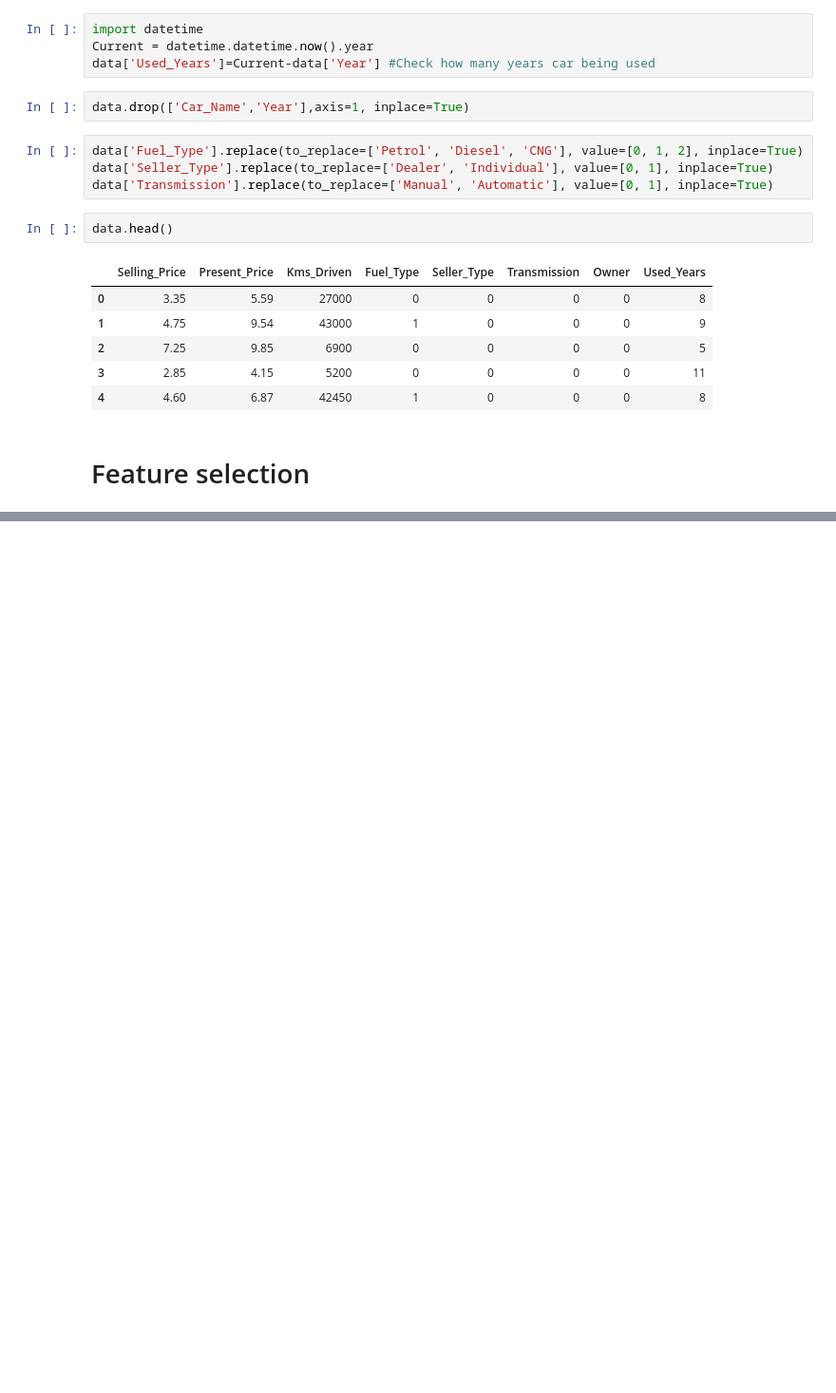
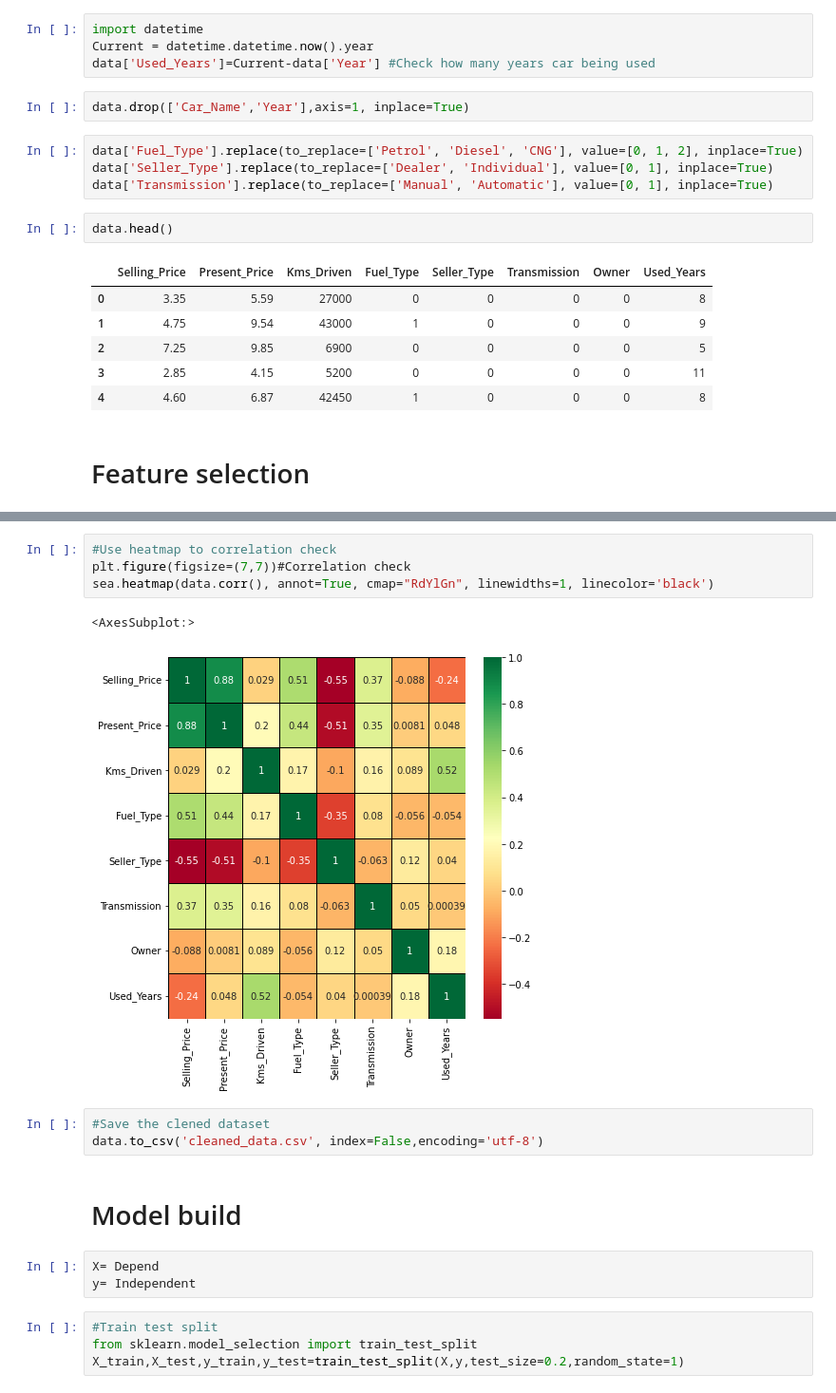
Before and after one commit to IT18122138/ML_Assignment2_IT18122138_IT19022116_IT19173696_IT19114422, a Jupyter notebook: Assessment02 .ipynb, the cells around one changed output, grey strips where cells are left out. Shown at 95% size. Saved outputs shown, nothing was run; the diff lists cells and outputs as text; blank space fills up the shorter version.

```diff
--- a/Assessment02 .ipynb
+++ b/Assessment02 .ipynb
@@ -138,0 +155,19 @@ data.head()
+# %%
+#Use heatmap to correlation check
+plt.figure(figsize=(7,7))#Correlation check
+sea.heatmap(data.corr(), annot=True, cmap="RdYlGn", linewidths=1, linecolor='black')
+# %% [output]
+<AxesSubplot:>
+[figure, added]
+# %%
+#Save the clened dataset
+data.to_csv('cleaned_data.csv', index=False,encoding='utf-8')
+# %% [markdown]
+# Model build
+# %%
+X= Depend
+y= Independent
+# %%
+#Train test split
+from sklearn.model_selection import train_test_split
+X_train,X_test,y_train,y_test=train_test_split(X,y,test_size=0.2,random_state=1)
```
Also changed, not shown: parts of 17 cells of this notebook.
